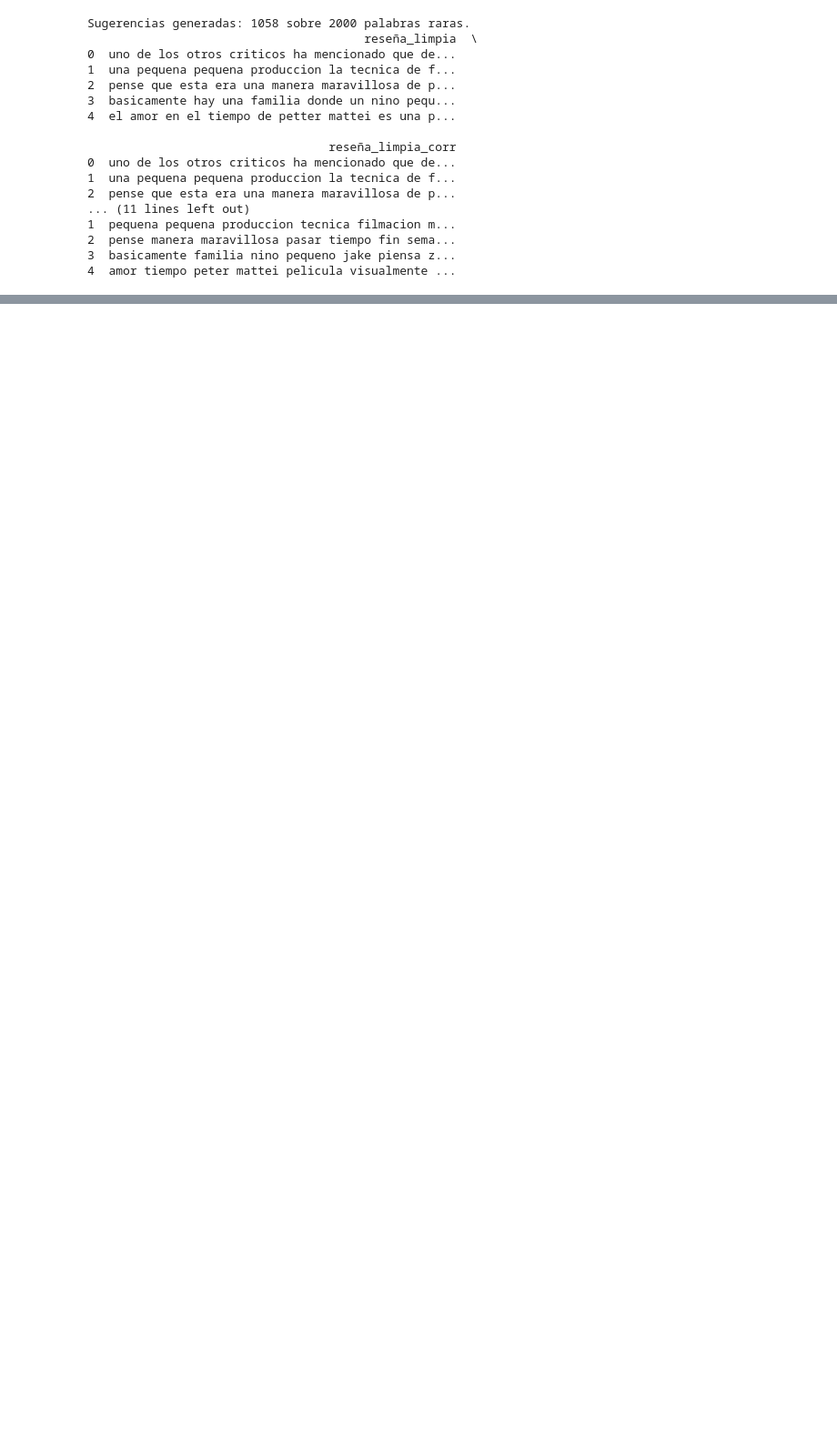
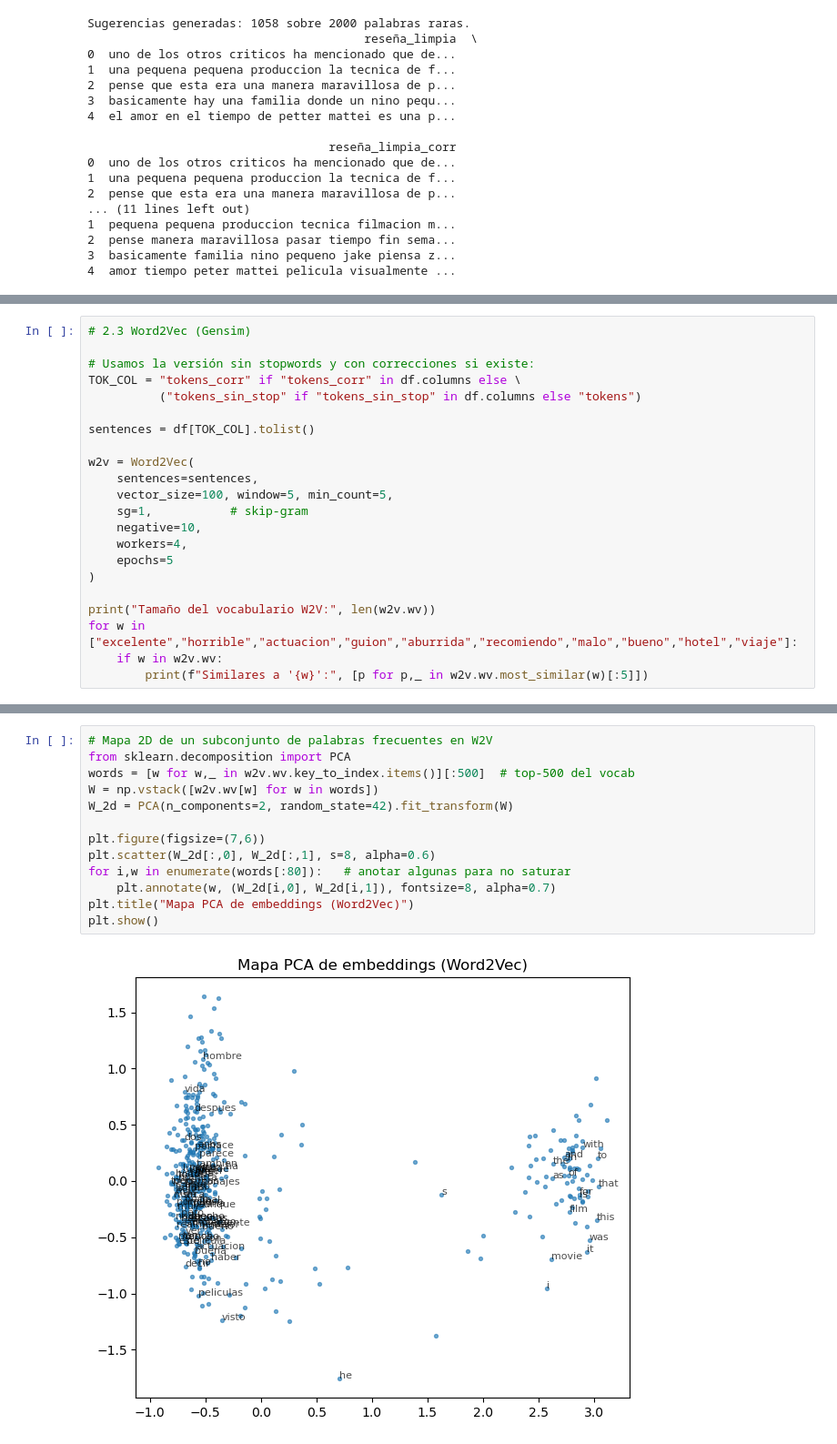
Before and after one commit to JPOrellana/Proyecto1-NLP, a Jupyter notebook: ProyectoNLP.ipynb, the cells around one changed output, grey strips where cells are left out. Shown: that part at 91% size. Drawn from its saved outputs; the diff is of its cells as text; blank space fills up the shorter version.

```diff
--- a/ProyectoNLP.ipynb
+++ b/ProyectoNLP.ipynb
@@ -371,0 +480,22 @@ Sugerencias generadas: 1058 sobre 2000 palabras raras.
+# %%
+# 2.3 Word2Vec (Gensim)
+
+# Usamos la versión sin stopwords y con correcciones si existe:
+TOK_COL = "tokens_corr" if "tokens_corr" in df.columns else \
+          ("tokens_sin_stop" if "tokens_sin_stop" in df.columns else "tokens")
+
+sentences = df[TOK_COL].tolist()
+
+w2v = Word2Vec(
+    sentences=sentences,
+    vector_size=100, window=5, min_count=5,
+    sg=1,           # skip-gram
+    negative=10,
+    workers=4,
+    epochs=5
+)
+
+print("Tamaño del vocabulario W2V:", len(w2v.wv))
+for w in ["excelente","horrible","actuacion","guion","aburrida","recomiendo","malo","bueno","hotel","viaje"]:
+    if w in w2v.wv:
+        print(f"Similares a '{w}':", [p for p,_ in w2v.wv.most_similar(w)[:5]])
@@ -371,0 +537,15 @@ Sugerencias generadas: 1058 sobre 2000 palabras raras.
+# %%
+# Mapa 2D de un subconjunto de palabras frecuentes en W2V
+from sklearn.decomposition import PCA
+words = [w for w,_ in w2v.wv.key_to_index.items()][:500]  # top-500 del vocab
+W = np.vstack([w2v.wv[w] for w in words])
+W_2d = PCA(n_components=2, random_state=42).fit_transform(W)
+
+plt.figure(figsize=(7,6))
+plt.scatter(W_2d[:,0], W_2d[:,1], s=8, alpha=0.6)
+for i,w in enumerate(words[:80]):   # anotar algunas para no saturar
+    plt.annotate(w, (W_2d[i,0], W_2d[i,1]), fontsize=8, alpha=0.7)
+plt.title("Mapa PCA de embeddings (Word2Vec)")
+plt.show()
+# %% [output]
+[figure, added]
```
Also changed, not shown: parts of 13 cells of this notebook.
